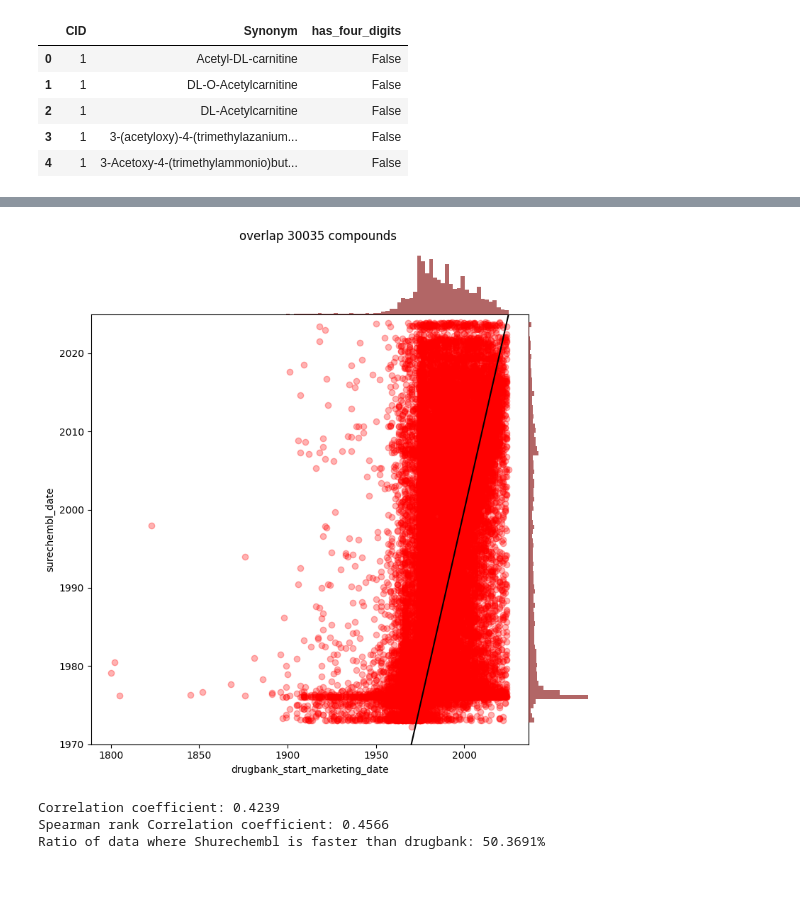
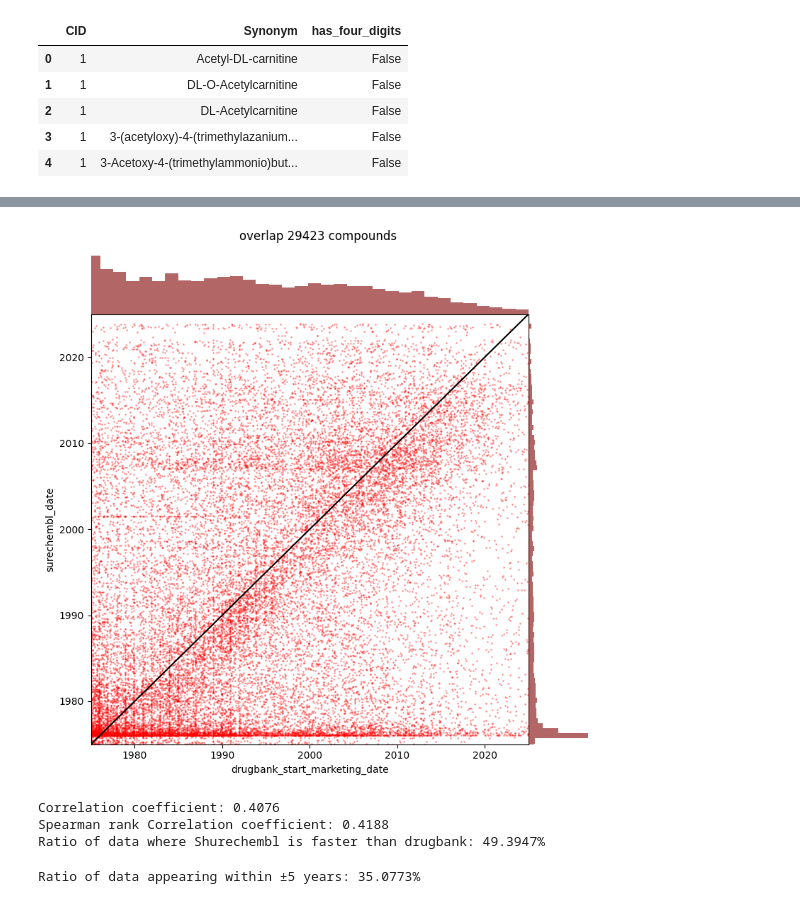
Before and after one commit to YoheiOhto/patent_time_split, a Jupyter notebook: notebook/experiment/10-search_pubmed.ipynb, the cells around one changed output, grey strips where cells are left out. Cells and saved outputs as stored; diff of their text form; code cells hidden in the pictures.

```diff
--- a/notebook/experiment/10-search_pubmed.ipynb
+++ b/notebook/experiment/10-search_pubmed.ipynb
@@ -238,0 +160,12 @@ print(len(X), len(y))
+# %%
+df_result_not_zero = df_result[df_result["PUB_DATE_DECIMAL"] > 0]
+# %%
+df_result_not_zero = df_result_not_zero.sort_values(by="CID")
+# %%
+df_sorted = df_result_not_zero.sort_values("PUB_DATE_DECIMAL", ascending=True)
+df_unique = df_sorted.drop_duplicates(subset=["CID"], keep="first")
+df_unique = df_unique.reset_index(drop=True)
+
+print(f"元の行数: {len(df_result_not_zero)}")
+print(f"削除後の行数 (ユニークCID数): {len(df_unique)}")
+df_unique.head()
@@ -238,0 +181,3 @@ print(len(X), len(y))
+# %%
+X = df_unique["PUB_DATE_DECIMAL"].values
+y = df_unique["PATENT_DATE_DECIMAL"].values
@@ -276,49 +247,64 @@ plt.tight_layout()
 # %%
-db = y
-sc = X
+min_X = 1975
 
 fig = plt.figure(figsize=(8, 8))
 gs = GridSpec(8, 8, figure=fig, wspace=0.0, hspace=0.0,)
 
 scatter_ax = fig.add_subplot(gs[1:8, 0:7])
-scatter_ax.scatter(db, sc, alpha=0.3, c="red")
-x = np.linspace(1880, 2025 , 1000000)
-y = x
-scatter_ax.plot(x, y, c="black")
-scatter_ax.set_ylim((1970,2025))
+scatter_ax.scatter(x_db, x_sc, alpha=0.3, c="red", s=1)
+
+common_min = min_X
+common_max = max(np.max(x_db), np.max(x_sc))
+
+scatter_ax.set_xlim((common_min, common_max))
+scatter_ax.set_ylim((common_min, common_max))
+
+x_line = np.linspace(common_min, common_max, 100)
+scatter_ax.plot(x_line, x_line, c="black")
+
 scatter_ax.set_xlabel('drugbank_start_marketing_date')
 scatter_ax.set_ylabel("surechembl_date")
 
 hist_x_ax = fig.add_subplot(gs[0, 0:7], sharex=scatter_ax)
-hist_x_ax.hist(db, bins=100, alpha=0.6, color='maroon')
+hist_x_ax.hist(x_db, bins=100, alpha=0.6, color='maroon')
 hist_x_ax.axis('off')
 
 hist_y_ax = fig.add_subplot(gs[1:8, 7], sharey=scatter_ax)
-hist_y_ax.hist(sc, bins=100, orientation='horizontal', alpha=0.6, color='maroon')
+hist_y_ax.hist(x_sc, bins=100, orientation='horizontal', alpha=0.6, color='maroon')
 hist_y_ax.axis('off')
 
-fig.suptitle(f"overlap {len(db)} compounds")
+fig.suptitle(f"overlap {len(x_db)} compounds")
 plt.tight_layout()
 # %% [output]
-[figure, old version]
+[figure, new version]
 # %%
-correlation = np.corrcoef(db, sc)[0, 1]
+correlation = np.corrcoef(x_db, x_sc)[0, 1]
 print(f"Correlation coefficient: {correlation:.4f}")
 
 # rank correlation
 from scipy.stats import rankdata
-x_db_rank = rankdata(db)
-x_sc_rank = rankdata(sc)
+x_db_rank = rankdata(x_db)
+x_sc_rank = rankdata(x_sc)
 correlation = np.corrcoef(x_db_rank, x_sc_rank)[0, 1]
 print(f"Spearman rank Correlation coefficient: {correlation:.4f}")
 
 # Percentage of compounds whose patents were filed earlier, based on data from 1976 onward when US patent information began to be collected
-filtered_indices = [i for i, x in enumerate(db) if x > 1976]
-smaller_count = sum(sc[i] < db[i] for i in filtered_indices)
+filtered_indices = [i for i, x in enumerate(x_sc) if x > 1976]
+smaller_count = sum(x_sc[i] < x_db[i] for i in filtered_indices)
 total_count = len(filtered_indices)
 smaller_ratio = smaller_count / total_count
 print(f"Ratio of data where Shurechembl is faster than drugbank: {smaller_ratio:.4%}")
 # %% [output]
-Correlation coefficient: 0.4239
-Spearman rank Correlation coefficient: 0.4566
-Ratio of data where Shurechembl is faster than drugbank: 50.3691%
+Correlation coefficient: 0.4076
+Spearman rank Correlation coefficient: 0.4188
+Ratio of data where Shurechembl is faster than drugbank: 49.3947%
+# %%
+filtered_indices = [i for i, x in enumerate(x_sc) if x > 1980]
+within_5y_count = sum(abs(x_sc[i] - x_db[i]) <= 5 for i in filtered_indices)
+
+total_count = len(filtered_indices)
+within_5y_ratio = within_5y_count / total_count
+
+print(f"Ratio of data appearing within ±5 years: {within_5y_ratio:.4%}")
+# %% [output]
+Ratio of data appearing within ±5 years: 35.0773%
```
Also changed, not shown: parts of 32 cells of this notebook, 54 other files.
